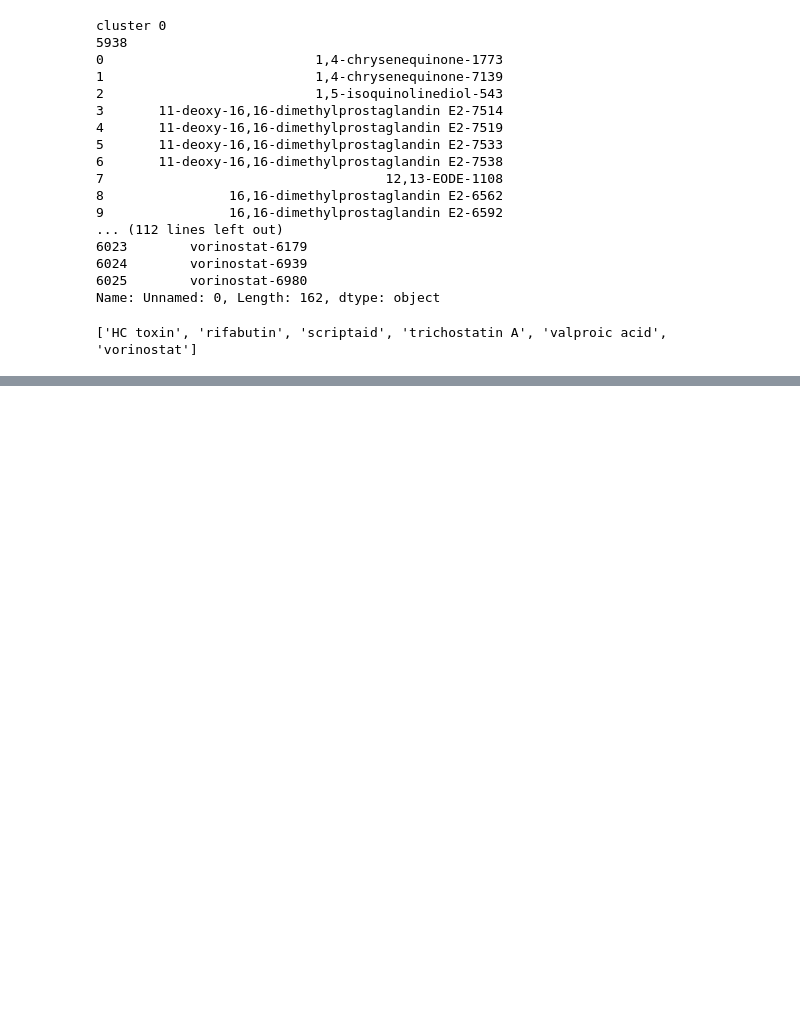
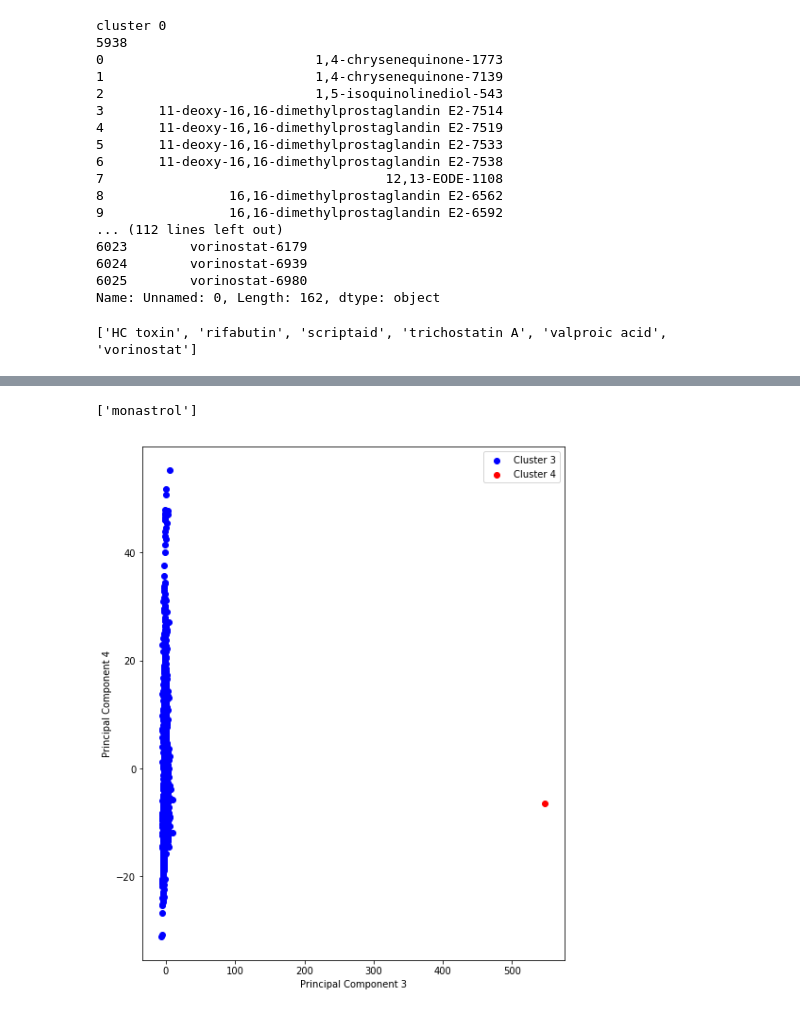
Before and after one commit to jackievaleri/clustering, a Jupyter notebook: src/drug_clustering_03_12_19.ipynb, the cells around one changed output, grey strips where cells are left out. Drawn from its saved outputs; the diff is of its cells as text; code cells hidden in the pictures; blank space fills up the shorter version.

```diff
--- a/src/drug_clustering_03_12_19.ipynb
+++ b/src/drug_clustering_03_12_19.ipynb
@@ -354,0 +421,24 @@ print unique_drug_names
+# %%
+# PC 3 & 4
+indices = [2, 3]
+comp3_4 = np.array((pca.fit_transform(tfidf_scaled))[:,indices])
+comp4 = np.array((pca.fit_transform(tfidf_scaled))[:,3:4].flatten())
+
+kmeans = KMeans(n_clusters=2, random_state=0).fit(comp3_4)
+kmeans_labels = kmeans.labels_.reshape(6100,1).flatten()
+
+plt.figure(figsize=(8,10))
+plt.scatter(comp3[kmeans_labels == 0], comp4[kmeans_labels == 0], color = 'blue')
+plt.scatter(comp3[kmeans_labels == 1], comp4[kmeans_labels == 1], color = 'red')
+
+plt.xlabel('Principal Component 3')
+plt.ylabel('Principal Component 4')
+plt.legend(('Cluster 3', 'Cluster 4'))
+plt.savefig('kmeans_cluster_on_pca3_4.png')
+
+indices_cluster4 = kmeans_labels == 1
+cluster4_drugs = tfidf_drug_names[indices_cluster4]
+printUniqueDrugs(cluster4_drugs)
+# %% [output]
+['monastrol']
+[figure, added]
```
Also changed, not shown: parts of 9 cells of this notebook, 7 other files.
